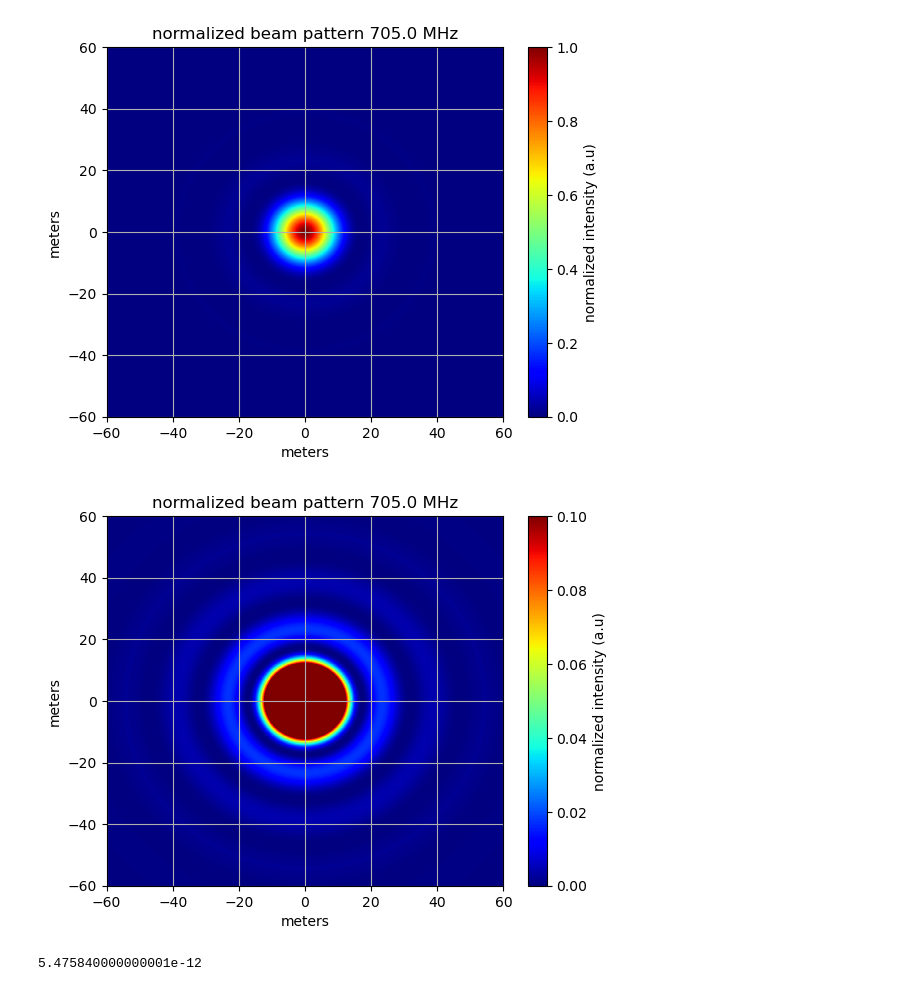
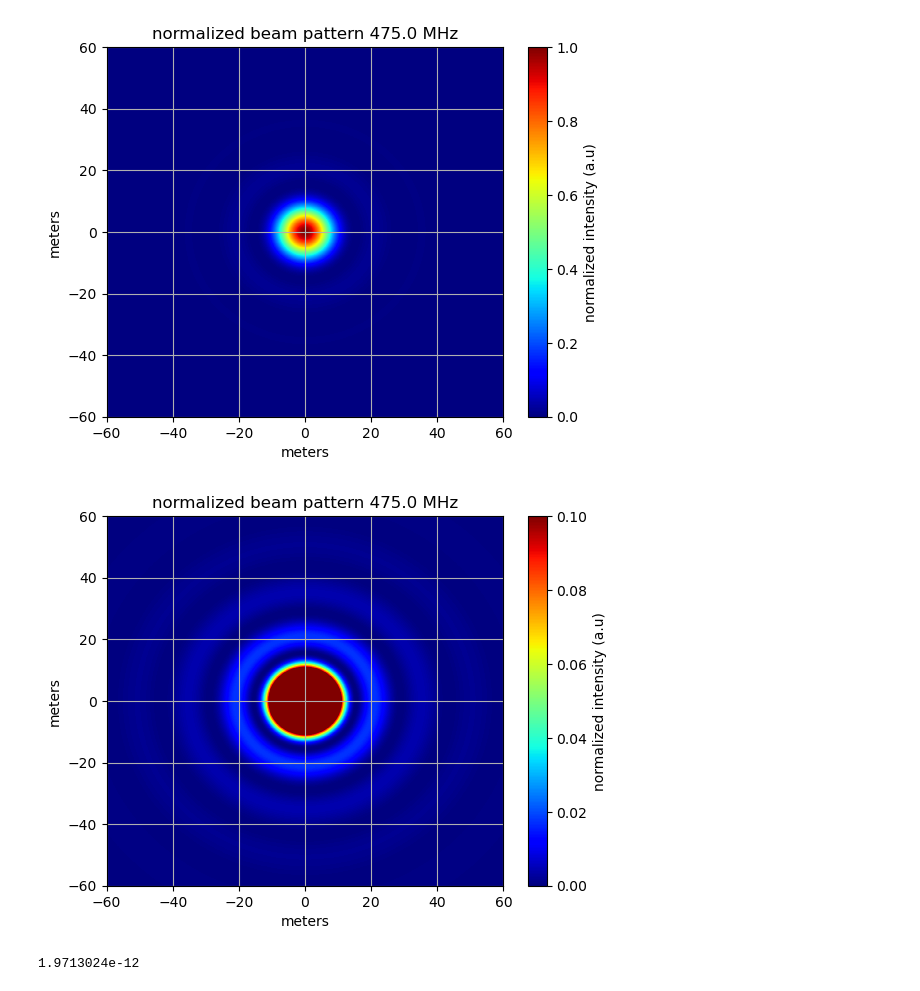
Before and after one commit to kinetic-kit/Drone-based-Calibration, a Jupyter notebook: drone+CRS-Copy1.ipynb, the cells around one changed output. Drawn from its saved outputs; the diff is of its cells as text; code cells hidden in the pictures.

```diff
--- a/drone+CRS-Copy1.ipynb
+++ b/drone+CRS-Copy1.ipynb
@@ -392,43 +407,43 @@ plt.show()
 xlim = 60 #for a 120m x 120m grid
 x = np.linspace(-xlim, xlim, 1201)
 y=x
-freq = 705e6
+freq = 475e6
 lambda_wl = 3e8/freq
 D = 6
 #sigma = 1.22*lambda_wl/D
 #R = scipy.special.jn_zeros(1, 1)/np.pi
 #R = 1
 xx, yy = np.meshgrid(x, y)
-altitude = 200
+altitude = 120
 
 q = np.sqrt((xx**2) + (yy**2))
 R = np.sqrt((xx**2) + (yy**2) + altitude**2)
 rr = (np.pi*D/lambda_wl)*q/R
 airy_2D = (2 * scipy.special.j1(rr) / rr)**2
 
 #correction for RuntimeWarning: invalid value encountered in true_divide
 #at (0,0), the intensity should 1
 searchval = 0
 ii =np.array( np.where(q == searchval))
 airy_2D[ii[0][0]][ii[1][0]] = 1
 
 #plt.pcolormesh(xx,yy,airy_2D, cmap='turbo', norm=colors.LogNorm(vmin=airy_2D.min(), vmax=airy_2D.max()))
 # xx = (np.arctan(xx/altitude))*180/np.pi
 # yy = (np.arctan(yy/altitude))*180/np.pi
 plt.pcolormesh(xx,yy,airy_2D, cmap='jet', vmax=0.1)
 plt.title('normalized beam pattern {} MHz'.format(freq/1e6))
 plt.colorbar(label='normalized intensity (a.u)')
 plt.grid()
 lim_deg = 60
 plt.xlim(-lim_deg,lim_deg)
 plt.ylim(-lim_deg,lim_deg)
 plt.xlabel('meters')
 plt.ylabel('meters')
 plt.show()
 # %% [output]
-[figure, old version]
+[figure, new version]
 # %%
-altitude = 200
+altitude = 120
 bandwidth = 195.3e3
 addT_sys = 40
 T_S_ratio = K_per_Jy/Jy
@@ -436,7 +451,7 @@ T_S_ratio = K_per_Jy/Jy
 P_n = (addT_sys / T_S_ratio) * bandwidth * (4*np.pi*(altitude**2))
 print(P_n)
 # %% [output]
-5.475840000000001e-12
+1.9713024e-12
 # %%
 x = np.linspace(-60,60,1201)
 y = x
```
Also changed, not shown: parts of 13 cells of this notebook.
